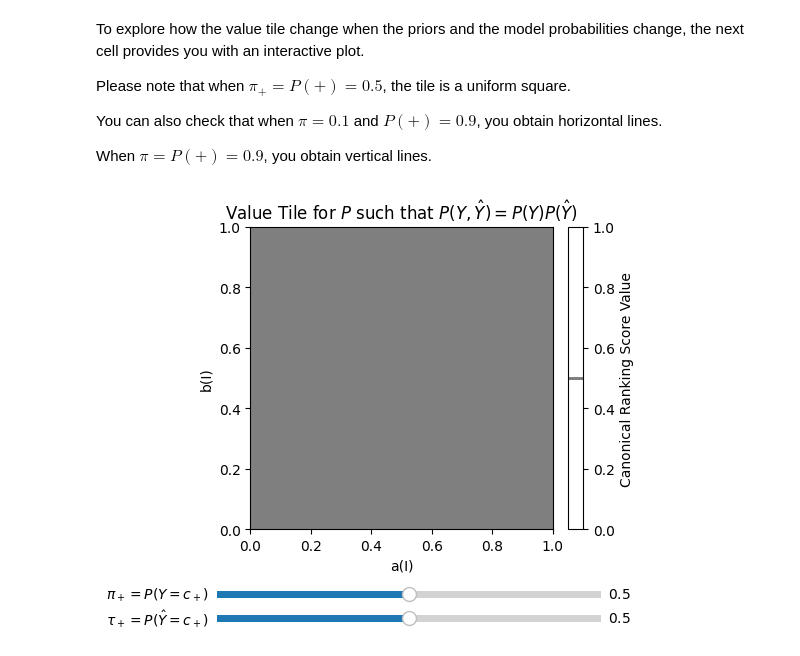
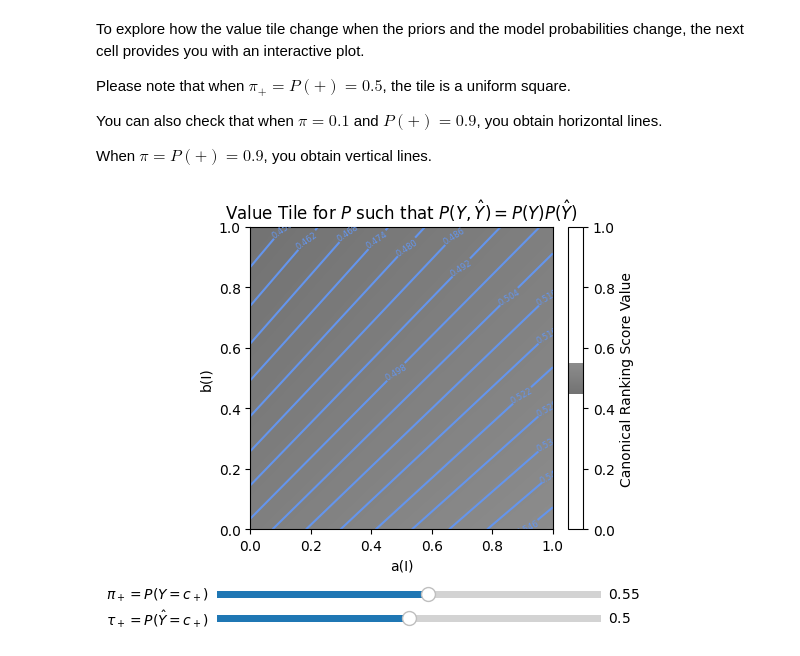
Before and after one commit to uliege-performance/sorbetto, a Jupyter notebook: demos/no_skill_tiles.ipynb, the cells around one changed output. Drawn from its saved outputs; the diff is of its cells as text; code cells hidden in the pictures.

```diff
--- a/demos/no_skill_tiles.ipynb
+++ b/demos/no_skill_tiles.ipynb
@@ -53,7 +56,7 @@ prior_pos_slider = Slider(
     label=r"$\pi_+ = P(Y=c_+)$",
     valmin=0.0,
     valmax=1.0,
-    valinit=0.5,
+    valinit=0.55,
     valstep=0.01,
     orientation="horizontal",
 )
@@ -85,31 +88,31 @@ def plot_tile(_=None):
     )
     flavor = ValueFlavor(performance=perf, name="Canonical Ranking Score Value")
 
     tile = ValueTile(
         flavor=flavor,
         parameterization=param,
         name=r"Value Tile for $P$ such that $P(Y,\hat{Y})=P(Y)P(\hat{Y})$",
     )
     tile.appendAnnotation(annotation)
     try:
         ax.images[-1].colorbar.remove()
     except Exception:
         pass
     ax.clear()
     # for a in fig.axes:
     #    if a.get_label() == 'colorbar':  # colorbars have this label
     #        fig.delaxes(a)
     tile.draw(fig, ax)
     colorbar_already_drawn = True
     fig.canvas.draw_idle()
 
 
 prior_pos_slider.on_changed(plot_tile)
 proba_model_slider.on_changed(plot_tile)
 
 # initial draw
 plot_tile()
 plt.show()
 fig
 # %% [output]
-[figure, old version]
+[figure, new version]
```
Also changed, not shown: parts of 1 cell of this notebook, 8 other files.
